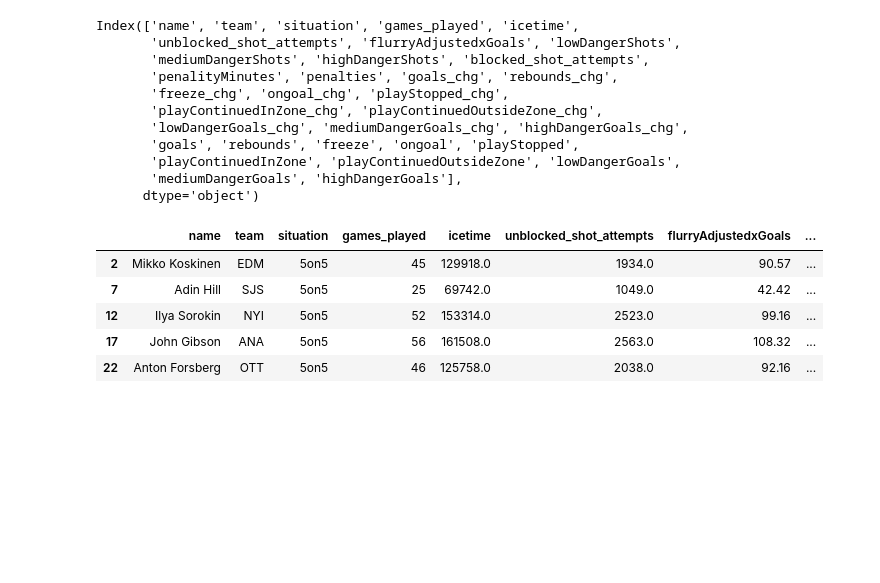
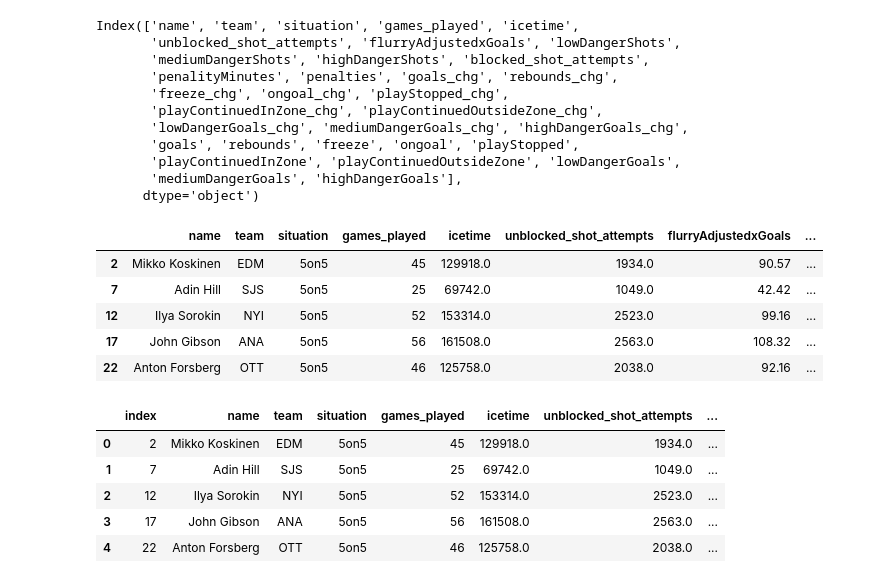
Before and after one commit to ArielJosephCohen/nhl_winning_odds, a Jupyter notebook: 1_eda.ipynb, the cells around one changed output. Drawn from its saved outputs; the diff is of its cells as text; code cells hidden in the pictures; blank space fills up the shorter version.

```diff
--- a/1_eda.ipynb
+++ b/1_eda.ipynb
@@ -160,3 +160,14 @@ df.head()
 | 12 | Ilya Sorokin | NYI | 5on5 | 52 | 153314.0 | 2523.0 | 99.16 | ... |
 | 17 | John Gibson | ANA | 5on5 | 56 | 161508.0 | 2563.0 | 108.32 | ... |
 | 22 | Anton Forsberg | OTT | 5on5 | 46 | 125758.0 | 2038.0 | 92.16 | ... |
+# %%
+df.reset_index(inplace=True)
+# %%
+df.head()
+# %% [output]
+|  | index | name | team | situation | games_played | icetime | unblocked_shot_attempts | ... |
+| 0 | 2 | Mikko Koskinen | EDM | 5on5 | 45 | 129918.0 | 1934.0 | ... |
+| 1 | 7 | Adin Hill | SJS | 5on5 | 25 | 69742.0 | 1049.0 | ... |
+| 2 | 12 | Ilya Sorokin | NYI | 5on5 | 52 | 153314.0 | 2523.0 | ... |
+| 3 | 17 | John Gibson | ANA | 5on5 | 56 | 161508.0 | 2563.0 | ... |
+| 4 | 22 | Anton Forsberg | OTT | 5on5 | 46 | 125758.0 | 2038.0 | ... |
```
Also changed, not shown: parts of 1 cell of this notebook, 2 other files.
